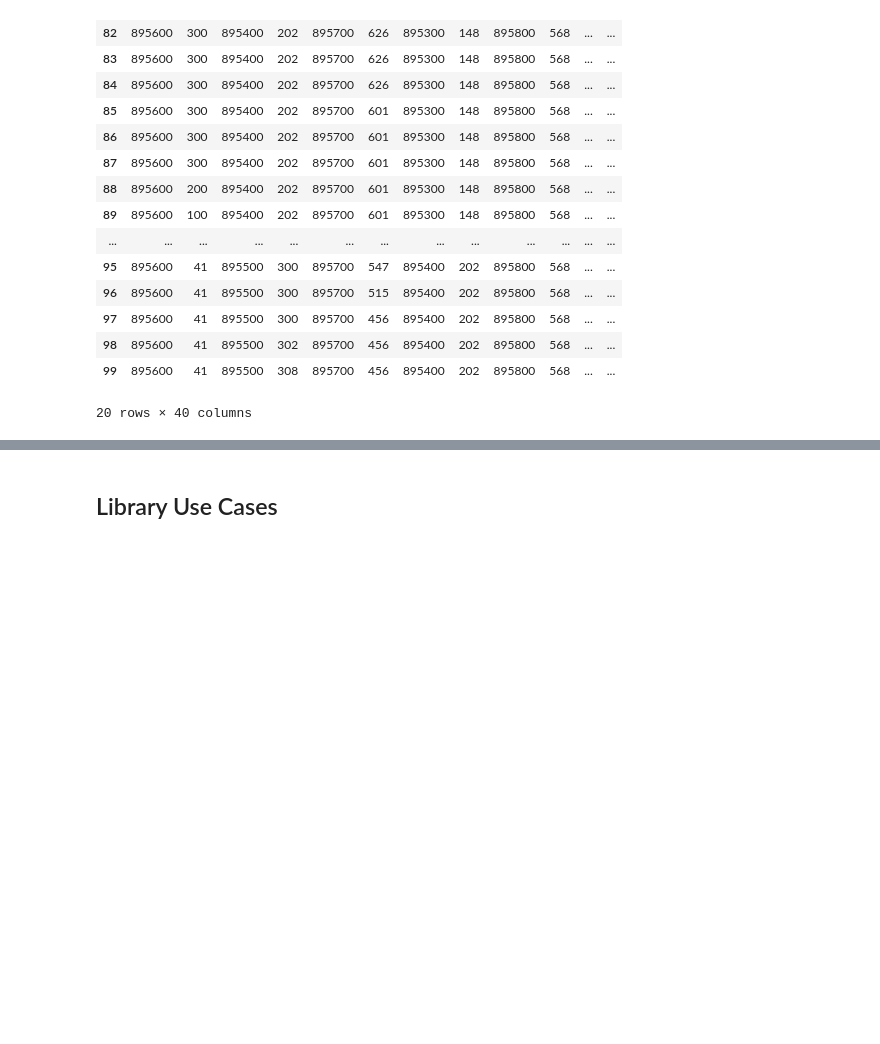
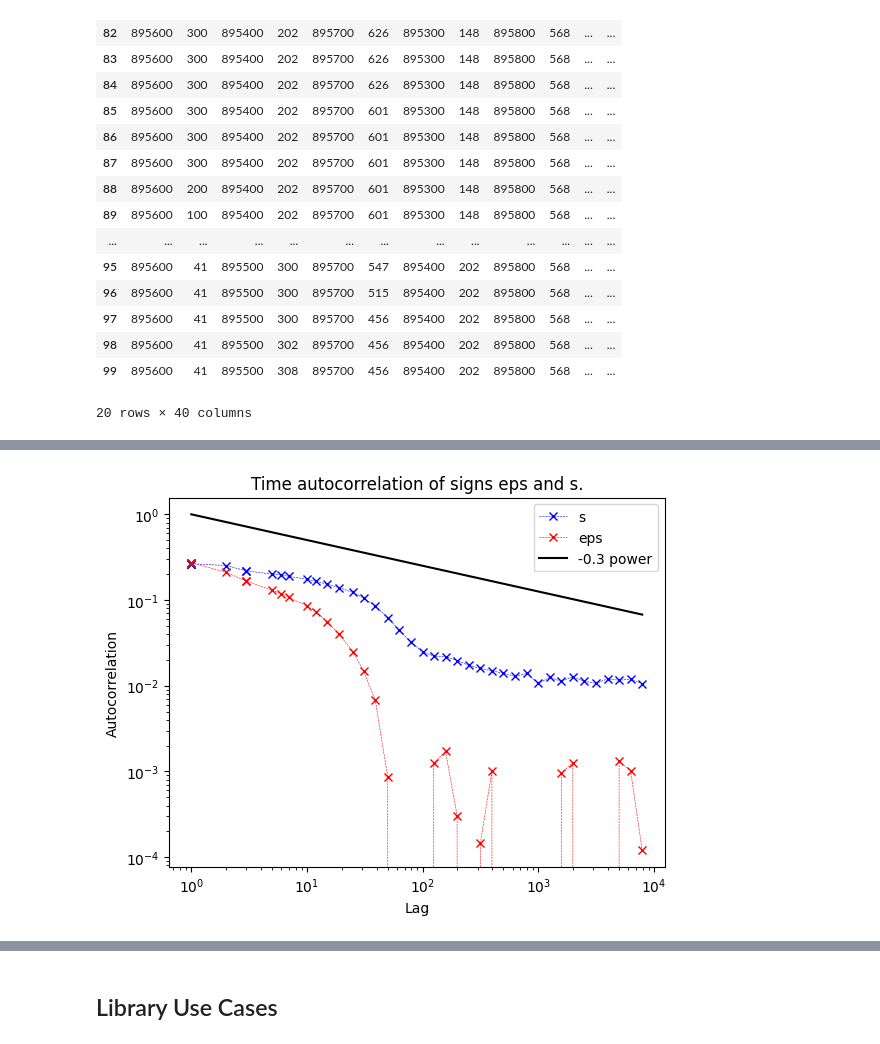
Before and after one commit to peernagy/lob_bench, a Jupyter notebook: eval.ipynb, the cells around one changed output, grey strips where cells are left out. Drawn from its saved outputs; the diff is of its cells as text; code cells hidden in the pictures; blank space fills up the shorter version.

```diff
--- a/eval.ipynb
+++ b/eval.ipynb
@@ -130,0 +206,4 @@ ax.set_xscale('log')
+# %%
+plot_loglog(x,[y,z],None,['s','eps','-0.3 power'],title='Time autocorrelation of signs eps and s.',loglog=0.3,ylabel="Autocorrelation")
+# %% [output]
+[figure, added]
```
Also changed, not shown: parts of 27 cells of this notebook, 1 other file.
